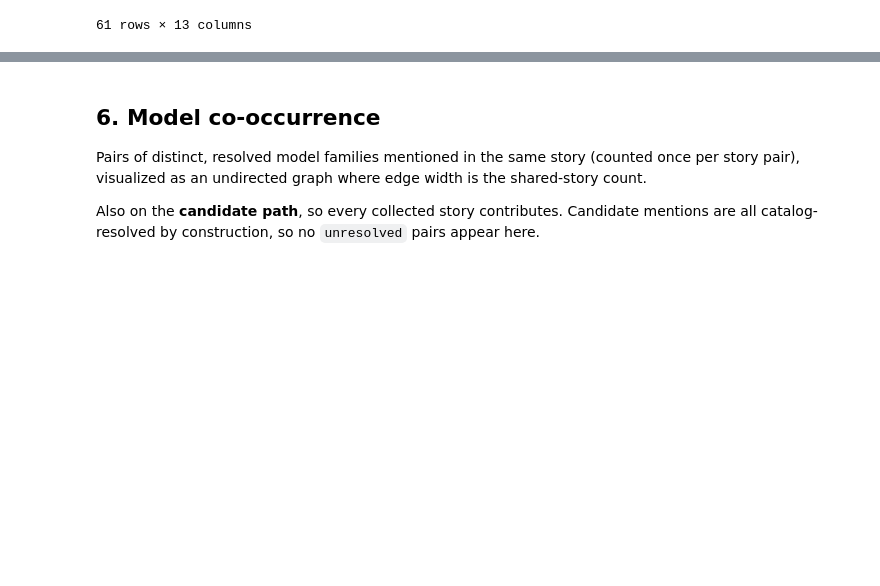
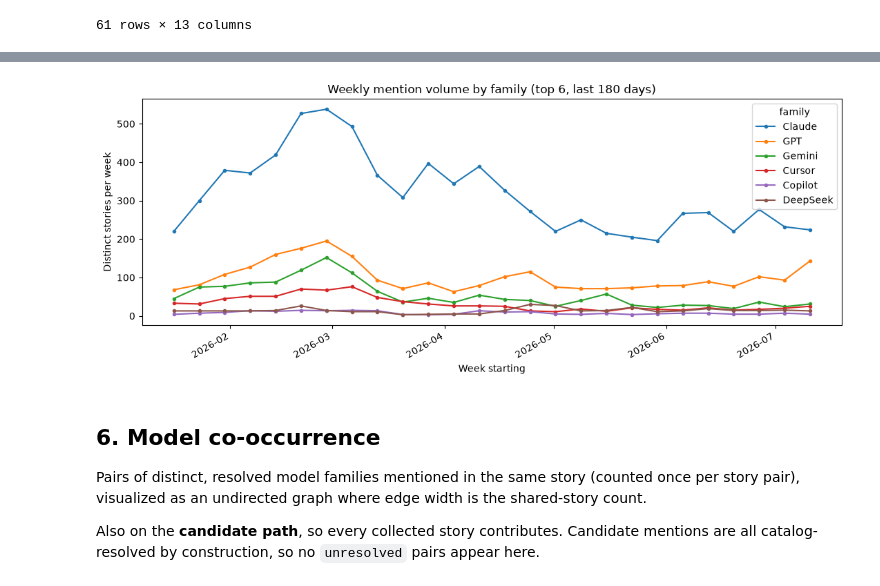
Before and after one commit to duckchud/ai_pulse, a Jupyter notebook: analysis.ipynb, the cells around one changed output, grey strips where cells are left out. Cells and saved outputs as stored; diff of their text form; code cells hidden in the pictures; blank space fills up the shorter version.

```diff
--- a/analysis.ipynb
+++ b/analysis.ipynb
@@ -188,0 +198,5 @@ lineup
+# %%
+from analysis import candidate_mention_timeseries
+
+timeseries = candidate_mention_timeseries(conn, as_of=AS_OF, group_level="family", bucket_days=7)
+timeseries
@@ -189,3 +217,24 @@ lineup
+# %%
+import pandas as pd
+
+if not timeseries.empty:
+    top_families = (
+        timeseries.groupby("family")["story_count"].sum().sort_values(ascending=False).head(6).index
+    )
+    pivot = timeseries[timeseries["family"].isin(top_families)].pivot_table(
+        index="bucket_start", columns="family", values="story_count", fill_value=0
+    )
+    pivot.index = pd.to_datetime(pivot.index, unit="s", utc=True)
+    ax = pivot[top_families].plot(figsize=(11, 4.5), marker="o", markersize=3)
+    ax.set_ylabel("Distinct stories per week")
+    ax.set_xlabel("Week starting")
+    ax.set_title("Weekly mention volume by family (top 6, last 180 days)")
+    plt.tight_layout()
+    plt.show()
+else:
+    print("No candidate mentions in the lookback window.")
+# %% [output]
+[figure, added]
 # %% [markdown]
 ## 6. Model co-occurrence
 
```
Also changed, not shown: parts of 2 cells of this notebook, 2 other files.
